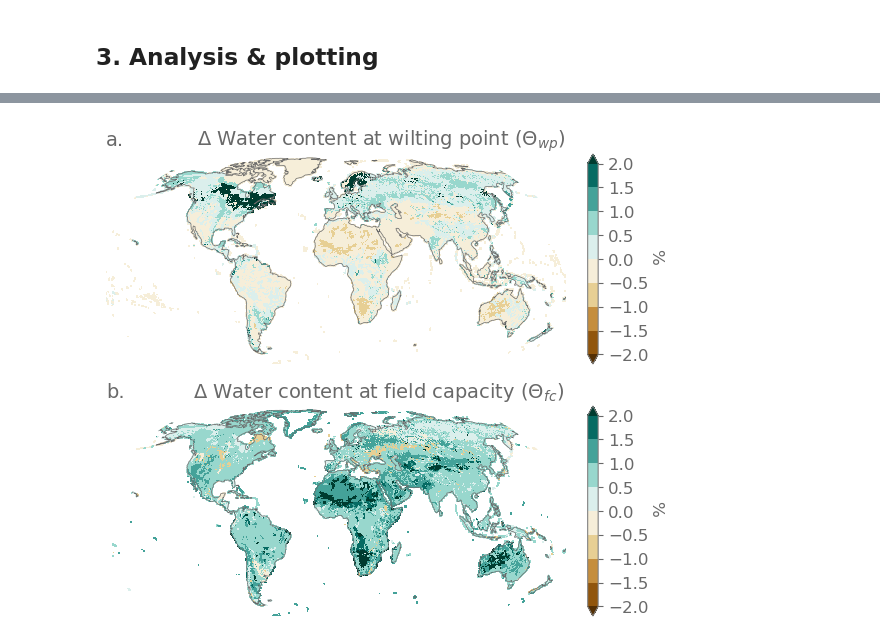
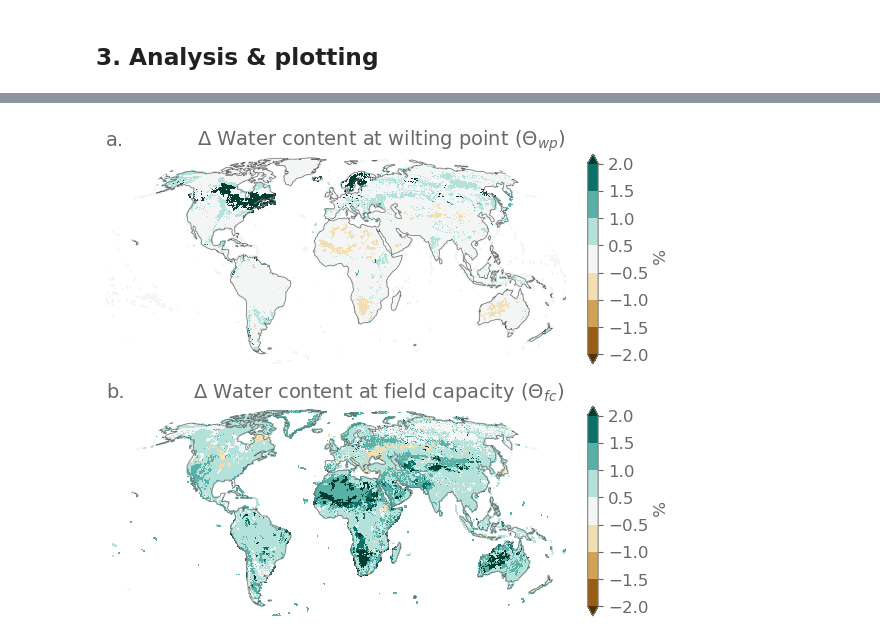
Before and after one commit to Ivanderkelen/Vanderkelen_etal_2025_BG, a Jupyter notebook: notebooks/plot_default_waterholdingcapacity.ipynb, the cells around one changed output, grey strips where cells are left out. Saved outputs shown, nothing was run; the diff lists cells and outputs as text; code cells hidden in the pictures.

```diff
--- a/notebooks/plot_default_waterholdingcapacity.ipynb
+++ b/notebooks/plot_default_waterholdingcapacity.ipynb
@@ -33,8 +33,7 @@ outdir = '/project/s1207/ivanderk/scratch/'
 figdir = '/users/ivanderk/notebooks_4p1000/figures/'
 
 outdir = '/dodrio/scratch/projects/2022_200/project_output/rcs/CORDEXBE2/innev/4p1000/'
-figdir = '/dodrio/scratch/projects/2022_200/project_output/rcs/CORDEXBE2/innev/4p1000/4p1000/figures/'
-
+figdir = '/dodrio/scratch/projects/2022_200/project_output/rcs/CORDEXBE2/innev/4p1000/Vanderkelen_etal_2025_BG/figures/'
 # Define directory where processing is done
 procdir =  outdir + 'processing_4p1000/'
 
@@ -120,8 +119,6 @@ labels = ['a.','b.','c.','d.','e.','f.','g.']
 da_fc_ctl =  ds_ctl['watfc'][:,0:10,:,:].rename({'levgrnd':'levsoi'})
 da_fc_scen =  ds_scen['watfc'][:,0:10,:,:].rename({'levgrnd':'levsoi'})
 
-da_fc_ctl['levsoi'] = da_wilting_h2osoi_scen['levsoi']
-da_fc_scen['levsoi'] = da_wilting_h2osoi_scen['levsoi']
 
 da_whc_ctl =  (da_fc_ctl - da_wilting_h2osoi)
 da_whc_scen = (da_fc_scen  - da_wilting_h2osoi_scen)
@@ -238,32 +266,34 @@ label = labels[0]
 da_toplot = da_delta_wp_rel
 title = '$\Delta$ Water content at wilting point ($\Theta_{wp}$)'
 levels = np.arange(-2,2.5,0.5)
+levels = np.concatenate((levels[:int((len(levels)-1)/2)], levels[int((len(levels)-1)/2)+1:]))
 
 da_toplot.plot(ax=ax, transform=ccrs.PlateCarree(), cmap='BrBG', extend='both',  levels=levels,   cbar_kwargs={'label':' %', 'fraction': 0.02, 'pad': 0.04}, add_labels=False)
 ax.set_title(title, loc='right')
 ax.set_title(label, loc='left')
 ax.coastlines(color='dimgray', linewidth=0.5)
 ax.set_extent([-180,180,-63,90], crs=ccrs.PlateCarree())
 ax.axis('off')
 
 
 # delta saturated water content
 ax = axes[1]
 label = labels[1]
 da_toplot = da_delta_fc_rel
 title = '$\Delta$ Water content at field capacity ($\Theta_{fc}$) '
 levels = np.arange(-3,3.5,0.5)
 levels = np.arange(-2,2.5,0.5)
+levels = np.concatenate((levels[:int((len(levels)-1)/2)], levels[int((len(levels)-1)/2)+1:]))
 
 da_toplot.plot(ax=ax, transform=ccrs.PlateCarree(), cmap='BrBG', extend='both',  levels=levels, cbar_kwargs={'label':' %', 'fraction': 0.02, 'pad': 0.04}, add_labels=False)
 ax.set_title(title, loc='right')
 ax.set_title(label, loc='left')
 ax.coastlines(color='dimgray', linewidth=0.5)
 ax.set_extent([-180,180,-63,90], crs=ccrs.PlateCarree())
 ax.axis('off')
 
 
 fig.tight_layout()
 fig.savefig(figdir+'wilting_point_field_capacity.png')
 # %% [output]
-[figure, old version]
+[figure, new version]
```
Also changed, not shown: parts of 6 cells of this notebook, 13 other files.
